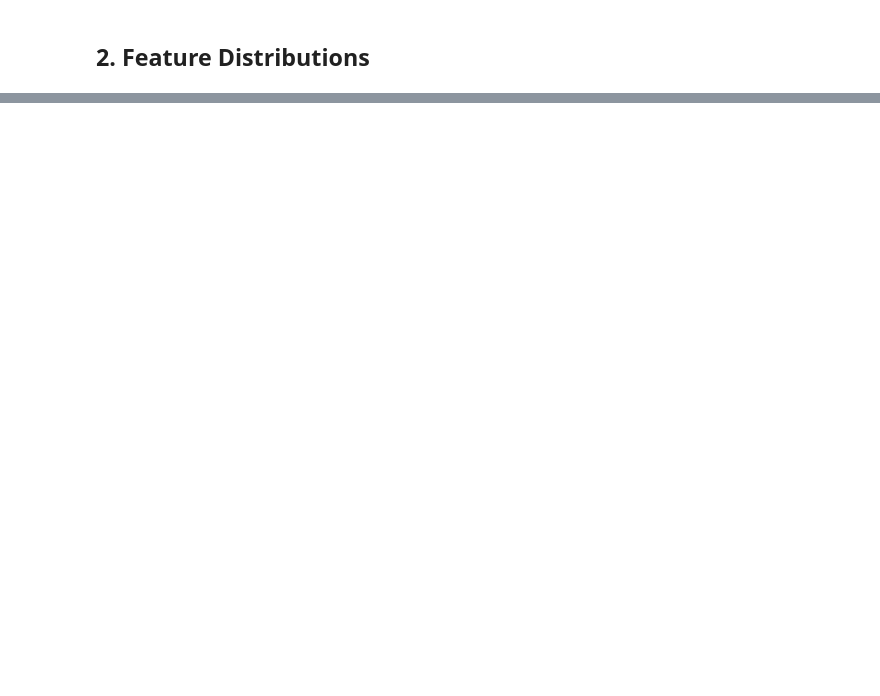
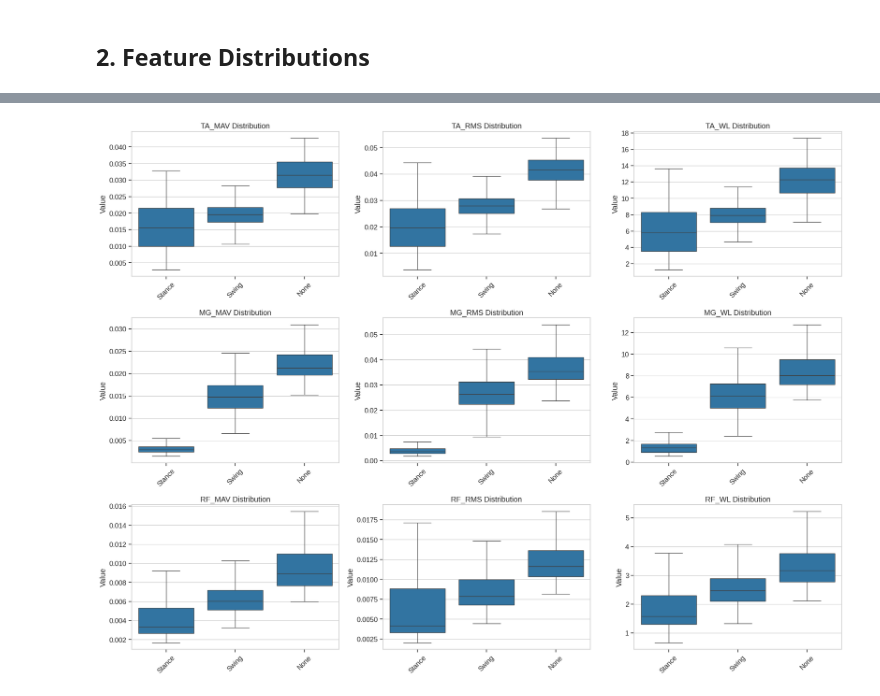
Before and after one commit to MNR-MarcosOriolPagonabarraga-projects/NeuroGait, a Jupyter notebook: src/notebooks/gait_phase_features_analysis.ipynb, the cells around one changed output, grey strips where cells are left out. Saved outputs shown, nothing was run; the diff lists cells and outputs as text; code cells hidden in the pictures; blank space fills up the shorter version.

```diff
--- a/src/notebooks/gait_phase_features_analysis.ipynb
+++ b/src/notebooks/gait_phase_features_analysis.ipynb
@@ -112,13 +148,2 @@ NameError: name 'plt' is not defined
 # %% [markdown]
 ## 2. Feature Distributions
-# %%
-feat_cols = EMG_CHANNELS # Using Rectified EMG directly as proxy for amplitude features
-# Or we could extract windowed features, but plotting raw rectified is also useful to see amplitude envelopes.
-
-plt.figure(figsize=(15, 5))
-for i, ch in enumerate(EMG_CHANNELS):
-    plt.subplot(1, 3, i+1)
-    sns.boxplot(data=df, x='Phase_Name', y=ch, order=['Stance', 'Swing', 'None'])
-    plt.title(f"{ch} Amplitude")
-plt.tight_layout()
-plt.show()
@@ -130,13 +149,0 @@ Visualizing EMG activity over the gait cycle (0% -> 100%) for Dynamic Modes.
-# %%
-dynamic_df = df[df['Phase_Class'].isin([0, 1])].copy()
-# Bin the cycle for smoother plots
-dynamic_df['Cycle_Bin'] = pd.cut(dynamic_df['Label_Phase'], bins=50, labels=False)
-
-plt.figure(figsize=(15, 6))
-for i, ch in enumerate(EMG_CHANNELS):
-    plt.subplot(1, 3, i+1)
-    sns.lineplot(data=dynamic_df, x='Label_Phase', y=ch)
-    plt.title(f"{ch} over Gait Cycle")
-    plt.xlabel("Gait Cycle (0-1)")
-plt.tight_layout()
-plt.show()
@@ -144,0 +174,17 @@ plt.show()
+# %%
+feature_cols = [c for c in feat_dataset.columns if c not in ['Mode', 'Phase_Name']]
+
+plt.figure(figsize=(20, 15))
+for i, col in enumerate(feature_cols):
+
+    plt.subplot(3, 3, i + 1)
+    sns.boxplot(data=feat_dataset, x='Phase_Name', y=col, showfliers=False, order=list(PHASE_NAMES.values()))
+    plt.title(f"{col} Distribution")
+    plt.xticks(rotation=45)
+    plt.ylabel("Value")
+    plt.xlabel("")
+
+plt.tight_layout()
+plt.show()
+# %% [output]
+[figure, added]
```
Also changed, not shown: parts of 14 cells of this notebook, 12 other files.
